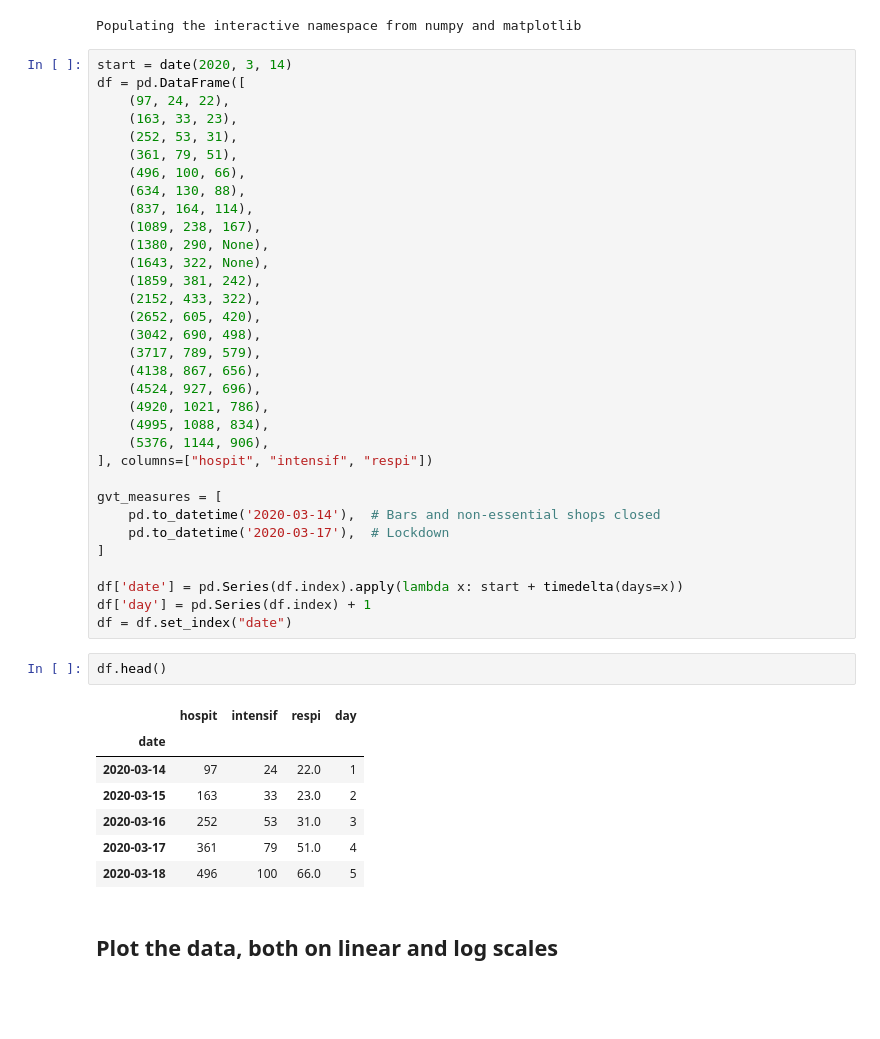
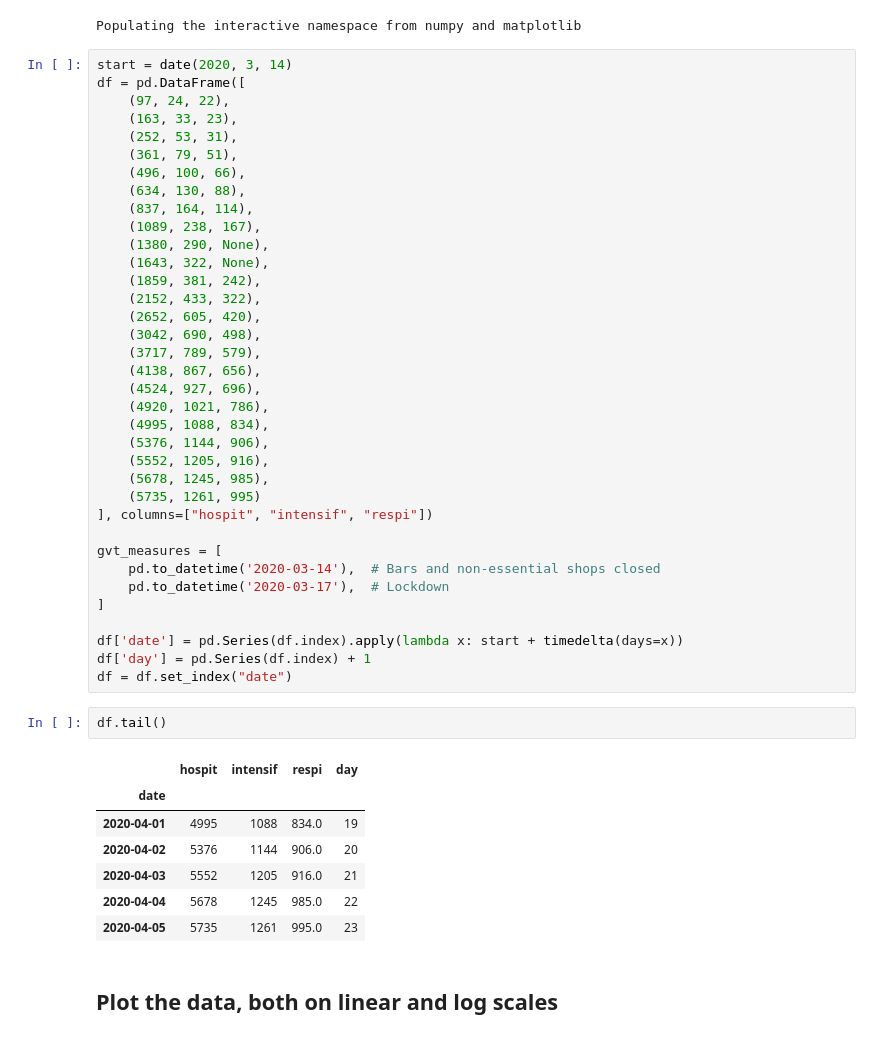
Before and after one commit to C4ptainCrunch/covid-19-plots, a Jupyter notebook: covid-belgian-hospitals.ipynb, the cells around one changed output. Drawn from its saved outputs; the diff is of its cells as text; blank space fills up the shorter version.

```diff
--- a/covid-belgian-hospitals.ipynb
+++ b/covid-belgian-hospitals.ipynb
@@ -43,6 +43,9 @@ df = pd.DataFrame([
     (4920, 1021, 786),
     (4995, 1088, 834),
     (5376, 1144, 906),
+    (5552, 1205, 916),
+    (5678, 1245, 985),
+    (5735, 1261, 995)
 ], columns=["hospit", "intensif", "respi"])
 
 gvt_measures = [
@@ -54,15 +57,15 @@ df['date'] = pd.Series(df.index).apply(lambda x: start + timedelta(days=x))
 df['day'] = pd.Series(df.index) + 1
 df = df.set_index("date")
 # %%
-df.head()
+df.tail()
 # %% [output]
 |  | hospit | intensif | respi | day |
 | date |  |  |  |  |
-| 2020-03-14 | 97 | 24 | 22.0 | 1 |
-| 2020-03-15 | 163 | 33 | 23.0 | 2 |
-| 2020-03-16 | 252 | 53 | 31.0 | 3 |
-| 2020-03-17 | 361 | 79 | 51.0 | 4 |
-| 2020-03-18 | 496 | 100 | 66.0 | 5 |
+| 2020-04-01 | 4995 | 1088 | 834.0 | 19 |
+| 2020-04-02 | 5376 | 1144 | 906.0 | 20 |
+| 2020-04-03 | 5552 | 1205 | 916.0 | 21 |
+| 2020-04-04 | 5678 | 1245 | 985.0 | 22 |
+| 2020-04-05 | 5735 | 1261 | 995.0 | 23 |
 # %% [markdown]
 ## Plot the data, both on linear and log scales
 # %%
```
Also changed, not shown: parts of 5 cells of this notebook, 1 other file.
